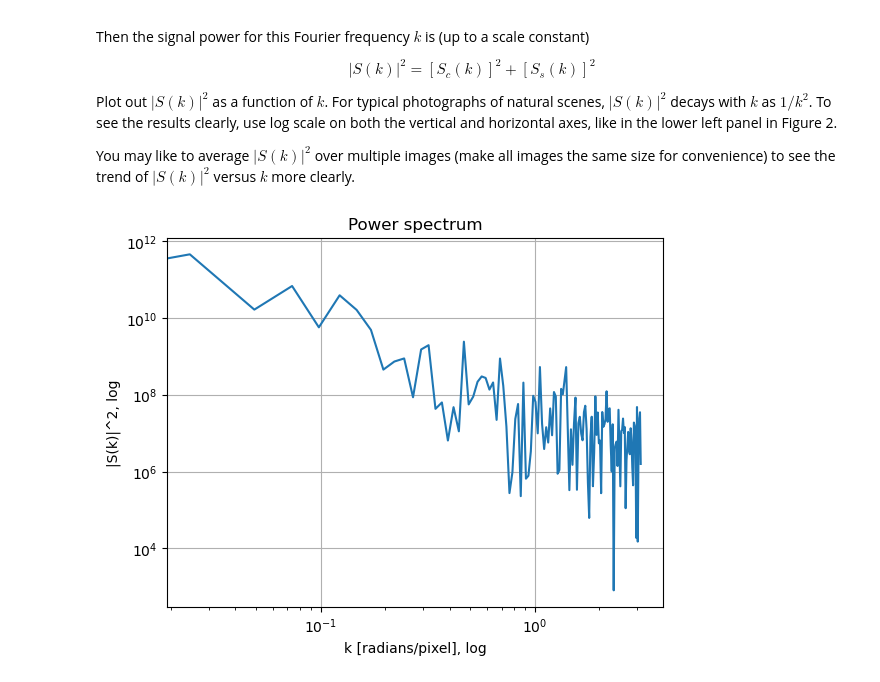
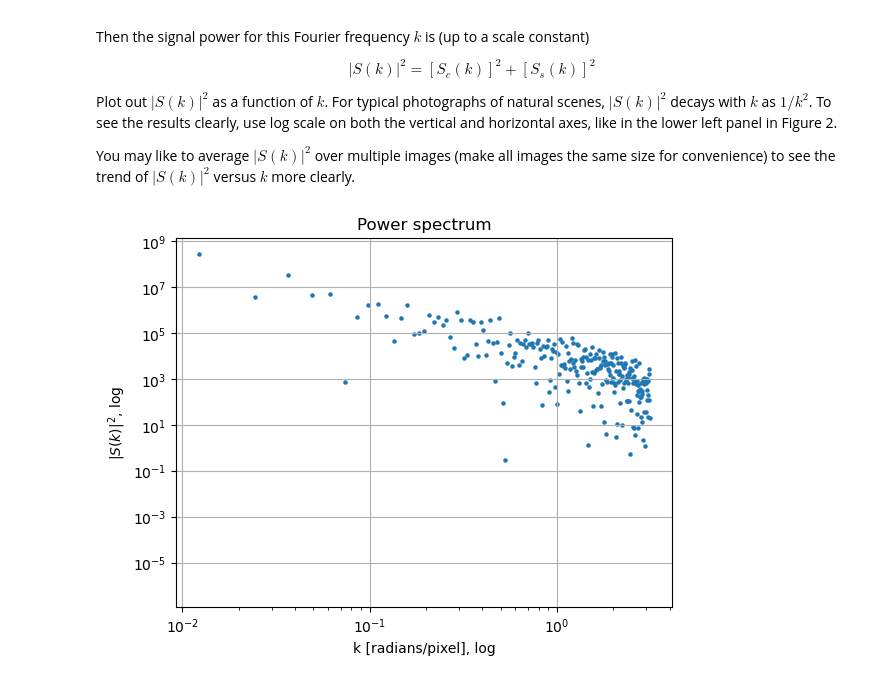
Before and after one commit to kerseviciute/how-does-vision-work, a Jupyter notebook: homework-2-5.ipynb, the cells around one changed output. Saved outputs shown, nothing was run; the diff lists cells and outputs as text; code cells hidden in the pictures.

```diff
--- a/homework-2-5.ipynb
+++ b/homework-2-5.ipynb
@@ -15,5 +15,5 @@ def plot_image(image):
     plt.colorbar(fraction = 0.046, pad = 0.04)
     plt.show()
 # %%
-veggies = imread("resources/vegetables_gray.jpeg")
+insect = imread("resources/left.png")
 # %%
@@ -25,4 +25,6 @@ plot_image(veggies)
 
 Transform the image to make it zero mean for convenience. Hence, get the pixel value average $\hat{S} = \sum_{x, y}\ \frac{S(x, y)}{N}$, where $N$ is the total number of pixels in this image.  Then make $S(x, y) \rightarrow S(x, y) - \hat{S}$. Now $S(x, y)$ has zero mean value across the image.
 # %%
-veggies = veggies - np.mean(veggies)
+insect = insect - np.mean(insect)
+
+print(f"Mean: {round(np.mean(insect), 5)}")
@@ -121,16 +131,16 @@ def power_spectrum(image, k):
 def k_step(pixels):
     return [ n * 2 * math.pi / pixels for n in range(0, int(pixels / 2)) ]
 # %%
-ks = k_step(veggies.shape[0])
-sk = power_spectrum(veggies, ks)
+ks = k_step(insect.shape[0])
+sk = power_spectrum(insect, ks)
 # %%
-plt.plot(ks, sk)
+plt.scatter(ks, sk, s = 5)
 plt.grid()
 plt.xlabel("k [radians/pixel], log")
-plt.ylabel("|S(k)|^2, log")
+plt.ylabel(r"$|S(k)|^2$, log")
 plt.xscale("log")
 plt.yscale("log")
 plt.title("Power spectrum")
 plt.show()
 # %% [output]
-[figure, old version]
+[figure, new version]
```
Also changed, not shown: parts of 10 cells of this notebook.
